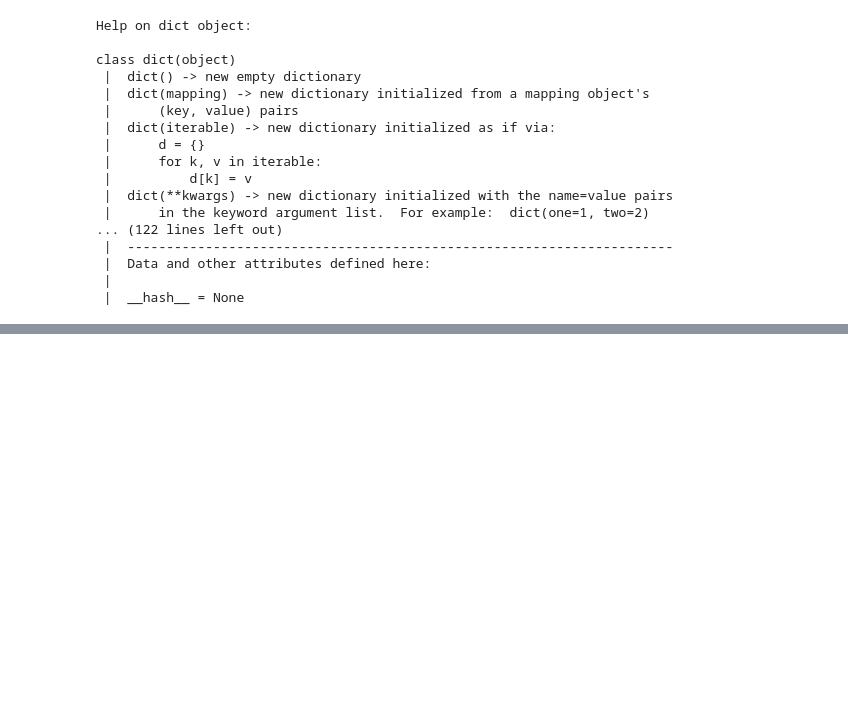
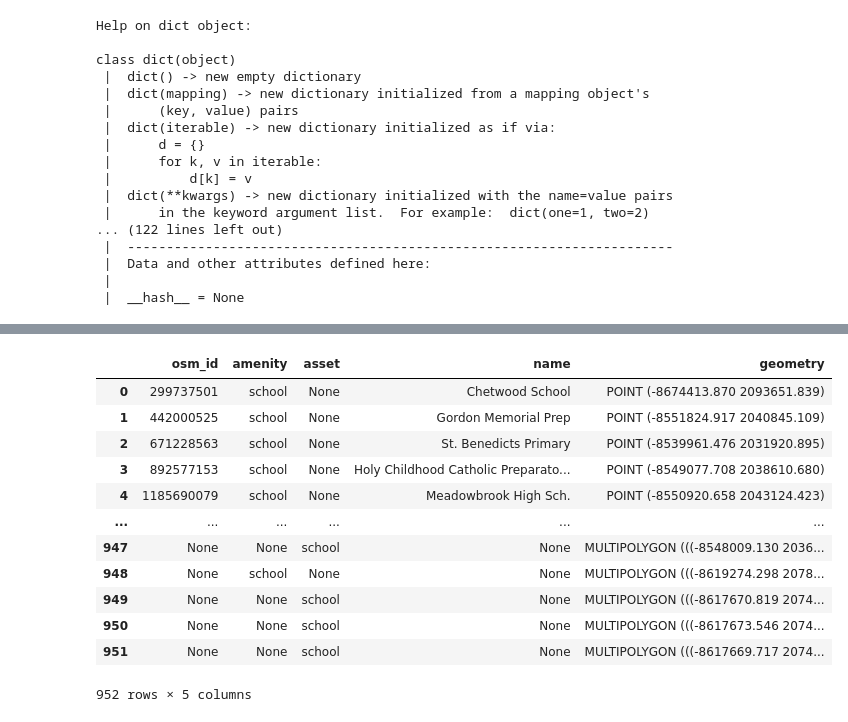
Before and after one commit to snirandjan/gmhcira, a Jupyter notebook: notebooks/risk-workflow.ipynb, the cells around one changed output, grey strips where cells are left out. Saved outputs shown, nothing was run; the diff lists cells and outputs as text; code cells hidden in the pictures; blank space fills up the shorter version.

```diff
--- a/notebooks/risk-workflow.ipynb
+++ b/notebooks/risk-workflow.ipynb
@@ -252,6 +252,29 @@ def read_windstorm_map(windstorm_map_path,bbox):
 
         return ds_vector
 
+def combine_columns(a, b):
+    """
+    Combine values from two input arguments 'a' and 'b' into a single string.
+    Arguments:
+    - a (str or None): Value from column 'A'.
+    - b (str or None): Value from column 'B'.
+
+    Returns:
+    - str or None: A string of 'a', 'b' or combination. If both 'a' and 'b' are None, return None.
+    """
+
+    if pd.notna(a) and pd.notna(b) == False :
+        return f"{a}"
+    elif pd.notna(b) and pd.notna(a) == False :
+        return f"{b}"
+    elif pd.notna(a) and pd.notna(b):
+        if a == b:
+            return f"{a}"
+        else:
+            return f"{a}_{b}"
+    else:
+        None # Decision point: If nones are existent, decide on what to do with Nones. Are we sure that these are education facilities? Delete them? Provide another tag to them?
+
 def create_damage_csv(damage_output, hazard_type, pathway_dict, country_code, sub_system):
     """
     Create a CSV file containing damage information.
@@ -474,7 +500,8 @@ print(f' outcome of total infra road types {sum(list(test.values()))}')
 # %% [markdown]
 ## Code to extract infra
 # %%
-sub_system = 'railway'
+sub_system = 'education'
+country_code = 'JAM'
 # %%
     # get country osm data
     data_loc = country_download(country_code)
@@ -489,0 +555,7 @@ There are no existing columns with geometry data type. You can add a geometry co
+# %%
+def filter_dataframe(assets, column_names_lst):
+    assets['asset'] = assets.apply(lambda row: combine_columns(row[column_names_lst[0]], row[column_names_lst[1]]), axis=1) # create new column based on tag information provided in two columns
+    assets = assets.drop(columns=column_names_lst, axis=1) # drop columns
+    return assets
+
+assets = filter_dataframe(assets, column_names_lst)
@@ -589,2 +714,16 @@ class dict(object)
 # %%
-sub_system = 'rail'
+assets
+# %% [output]
+|  | osm_id | amenity | asset | name | geometry |
+| 0 | 299737501 | school | None | Chetwood School | POINT (-8674413.870 2093651.839) |
+| 1 | 442000525 | school | None | Gordon Memorial Prep | POINT (-8551824.917 2040845.109) |
+| 2 | 671228563 | school | None | St. Benedicts Primary | POINT (-8539961.476 2031920.895) |
+| 3 | 892577153 | school | None | Holy Childhood Catholic Preparato... | POINT (-8549077.708 2038610.680) |
+| 4 | 1185690079 | school | None | Meadowbrook High Sch. | POINT (-8550920.658 2043124.423) |
+| ... | ... | ... | ... | ... | ... |
+| 947 | None | None | school | None | MULTIPOLYGON (((-8548009.130 2036... |
+| 948 | None | school | None | None | MULTIPOLYGON (((-8619274.298 2078... |
+| 949 | None | None | school | None | MULTIPOLYGON (((-8617670.819 2074... |
+| 950 | None | None | school | None | MULTIPOLYGON (((-8617673.546 2074... |
+| 951 | None | None | school | None | MULTIPOLYGON (((-8617669.717 2074... |
+952 rows × 5 columns
```
Also changed, not shown: parts of 14 cells of this notebook, 1 other file.
